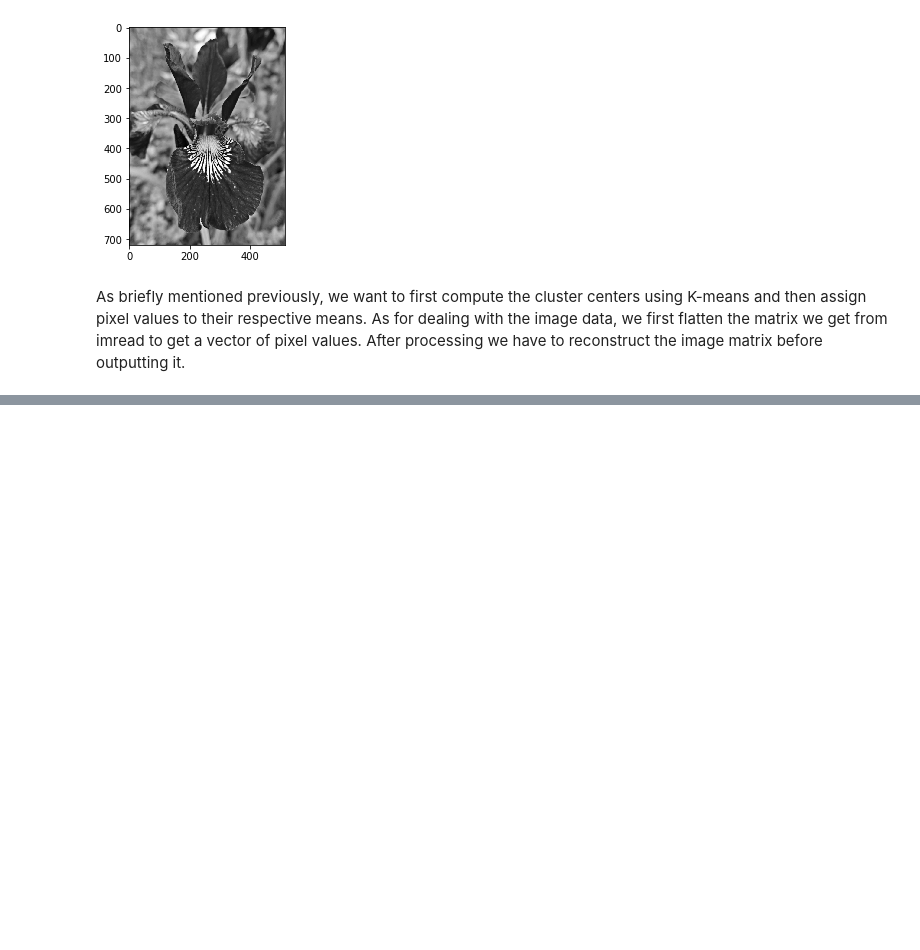
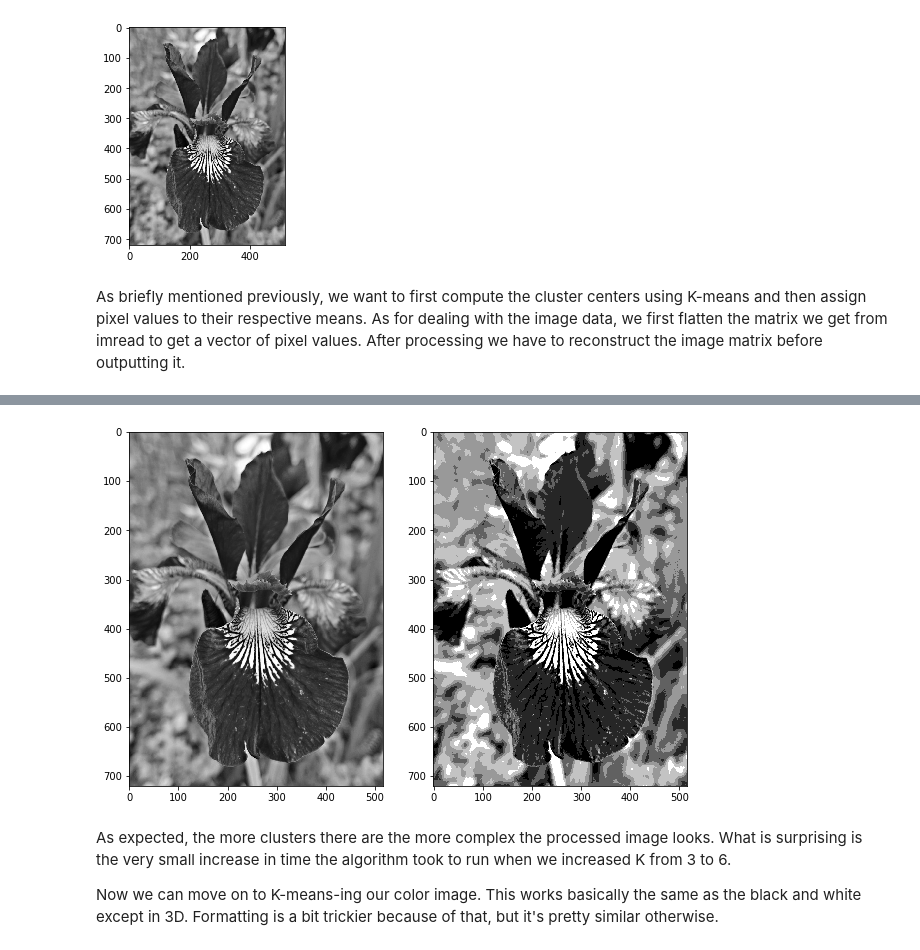
Before and after one commit to chaue/KMeans, a Jupyter notebook: KMeansImage.ipynb, the cells around one changed output, grey strips where cells are left out. Saved outputs shown, nothing was run; the diff lists cells and outputs as text; code cells hidden in the pictures; blank space fills up the shorter version.

```diff
--- a/KMeansImage.ipynb
+++ b/KMeansImage.ipynb
@@ -90,0 +97,4 @@ def imgseg(img, k):
+# %%
+%%time
+imgseg(rgb2gray(plt.imread('iris.png')), 6)
+# %% [output]
@@ -90,0 +102,5 @@ def imgseg(img, k):
+[figure, added]
+# %% [markdown]
+As expected, the more clusters there are the more complex the processed image looks. What is surprising is the very small increase in time the algorithm took to run when we increased K from 3 to 6.
+
+Now we can move on to K-means-ing our color image. This works basically the same as the black and white except in 3D. Formatting is a bit trickier because of that, but it's pretty similar otherwise.
```
Also changed, not shown: parts of 20 cells of this notebook.
